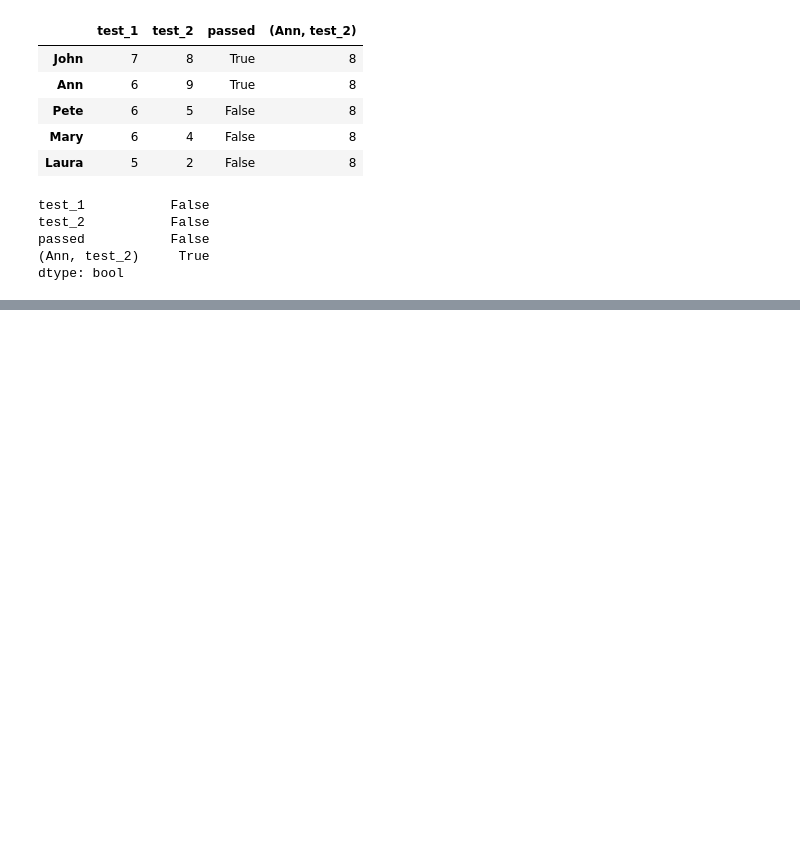
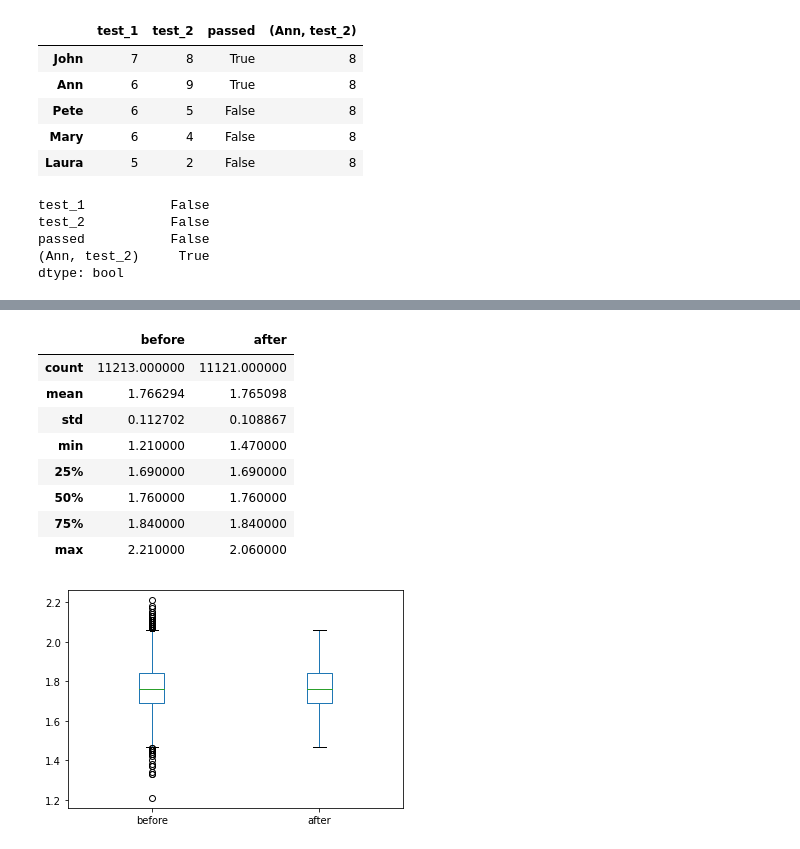
Before and after one commit to yaowenqiang/panda_playbook, a Jupyter notebook: notes.ipynb, the cells around one changed output, grey strips where cells are left out. Saved outputs shown, nothing was run; the diff lists cells and outputs as text; code cells hidden in the pictures; blank space fills up the shorter version.

```diff
--- a/notes.ipynb
+++ b/notes.ipynb
@@ -923,0 +1565,7 @@ dtype: bool
+# %%
+q1 = heights.quantile(0.25)
+q3 = heights.quantile(0.75)
+iqr = q3 - q1
+pmin = q1 - 1.5 * iqr
+pmax = q3 + 1.5 * iqr
+nwh = heights.where(heights.between(pmin, pmax))
@@ -923,0 +1602,15 @@ dtype: bool
+# %%
+compare = pd.DataFrame({'before': heights, 'after': nwh})
+compare.plot.box()
+compare.describe()
+# %% [output]
+|  | before | after |
+| count | 11213.000000 | 11121.000000 |
+| mean | 1.766294 | 1.765098 |
+| std | 0.112702 | 0.108867 |
+| min | 1.210000 | 1.470000 |
+| 25% | 1.690000 | 1.690000 |
+| 50% | 1.760000 | 1.760000 |
+| 75% | 1.840000 | 1.840000 |
+| max | 2.210000 | 2.060000 |
+[figure, added]
```
Also changed, not shown: parts of 88 cells of this notebook, 1 other file.
